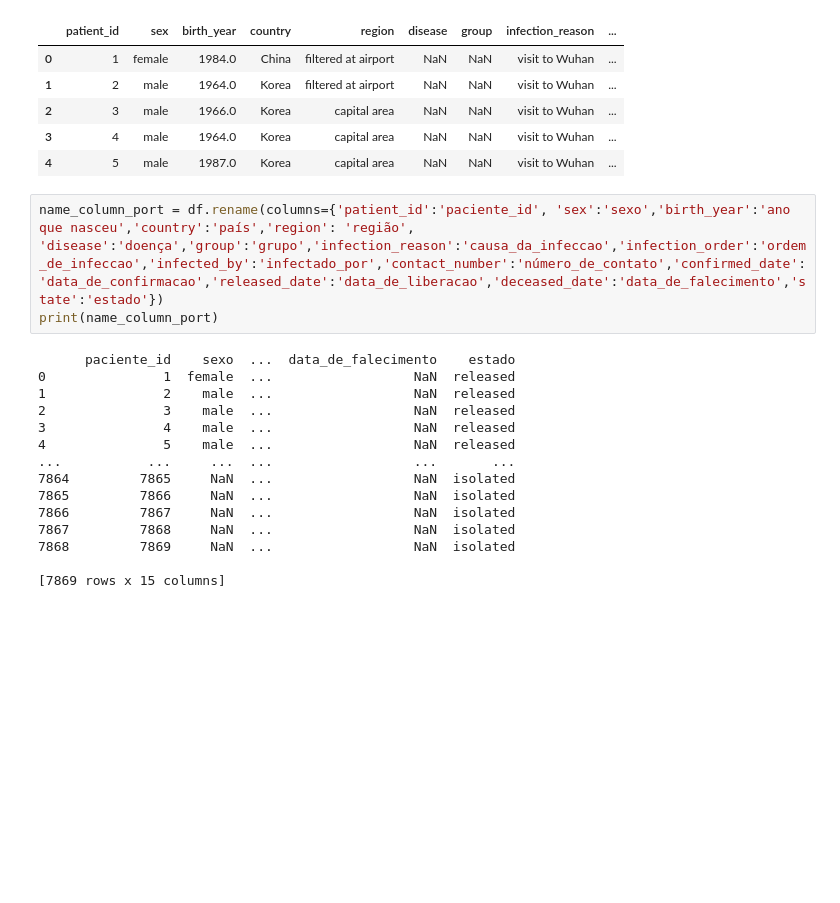
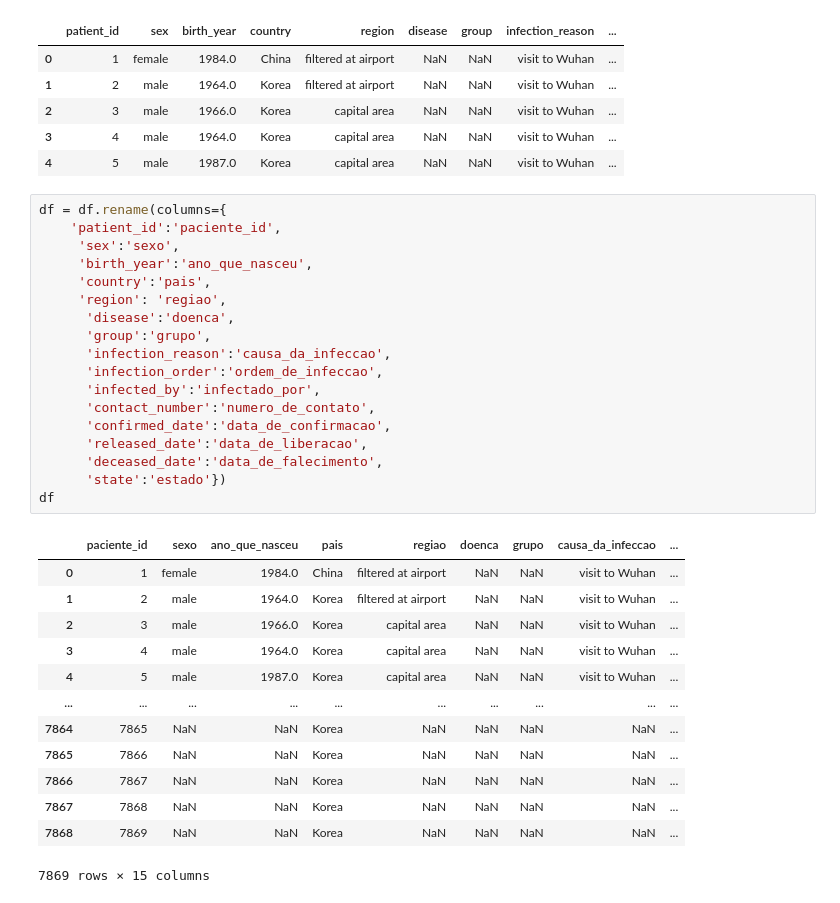
Before and after one commit to 1503-ng/An-lises-de-Dataframes-em-cursos-e-individualmente-, a Jupyter notebook: estudo_corona.ipynb, the cells around one changed output. Saved outputs shown, nothing was run; the diff lists cells and outputs as text; blank space fills up the shorter version.

```diff
--- a/estudo_corona.ipynb
+++ b/estudo_corona.ipynb
@@ -18,20 +18,34 @@ df.head()
 | 3 | 4 | male | 1964.0 | Korea | capital area | NaN | NaN | visit to Wuhan | ... |
 | 4 | 5 | male | 1987.0 | Korea | capital area | NaN | NaN | visit to Wuhan | ... |
 # %%
-name_column_port = df.rename(columns={'patient_id':'paciente_id', 'sex':'sexo','birth_year':'ano que nasceu','country':'país','region': 'região', 'disease':'doença','group':'grupo','infection_reason':'causa_da_infeccao','infection_order':'ordem_de_infeccao','infected_by':'infectado_por','contact_number':'número_de_contato','confirmed_date':'data_de_confirmacao','released_date':'data_de_liberacao','deceased_date':'data_de_falecimento','state':'estado'})
-print(name_column_port)
+df = df.rename(columns={
+    'patient_id':'paciente_id',
+     'sex':'sexo',
+     'birth_year':'ano_que_nasceu',
+     'country':'pais',
+     'region': 'regiao',
+      'disease':'doenca',
+      'group':'grupo',
+      'infection_reason':'causa_da_infeccao',
+      'infection_order':'ordem_de_infeccao',
+      'infected_by':'infectado_por',
+      'contact_number':'numero_de_contato',
+      'confirmed_date':'data_de_confirmacao',
+      'released_date':'data_de_liberacao',
+      'deceased_date':'data_de_falecimento',
+      'state':'estado'})
+df
 # %% [output]
+|  | paciente_id | sexo | ano_que_nasceu | pais | regiao | doenca | grupo | causa_da_infeccao | ... |
+| 0 | 1 | female | 1984.0 | China | filtered at airport | NaN | NaN | visit to Wuhan | ... |
+| 1 | 2 | male | 1964.0 | Korea | filtered at airport | NaN | NaN | visit to Wuhan | ... |
+| 2 | 3 | male | 1966.0 | Korea | capital area | NaN | NaN | visit to Wuhan | ... |
+| 3 | 4 | male | 1964.0 | Korea | capital area | NaN | NaN | visit to Wuhan | ... |
+| 4 | 5 | male | 1987.0 | Korea | capital area | NaN | NaN | visit to Wuhan | ... |
+| ... | ... | ... | ... | ... | ... | ... | ... | ... | ... |
+| 7864 | 7865 | NaN | NaN | Korea | NaN | NaN | NaN | NaN | ... |
+| 7865 | 7866 | NaN | NaN | Korea | NaN | NaN | NaN | NaN | ... |
+| 7866 | 7867 | NaN | NaN | Korea | NaN | NaN | NaN | NaN | ... |
+| 7867 | 7868 | NaN | NaN | Korea | NaN | NaN | NaN | NaN | ... |
+| 7868 | 7869 | NaN | NaN | Korea | NaN | NaN | NaN | NaN | ... |
-      paciente_id    sexo  ...  data_de_falecimento    estado
-0               1  female  ...                  NaN  released
-1               2    male  ...                  NaN  released
-2               3    male  ...                  NaN  released
-3               4    male  ...                  NaN  released
-4               5    male  ...                  NaN  released
-...           ...     ...  ...                  ...       ...
-7864         7865     NaN  ...                  NaN  isolated
-7865         7866     NaN  ...                  NaN  isolated
-7866         7867     NaN  ...                  NaN  isolated
-7867         7868     NaN  ...                  NaN  isolated
-7868         7869     NaN  ...                  NaN  isolated
-
-[7869 rows x 15 columns]
+7869 rows × 15 columns
```
Also changed, not shown: parts of 8 cells of this notebook.
